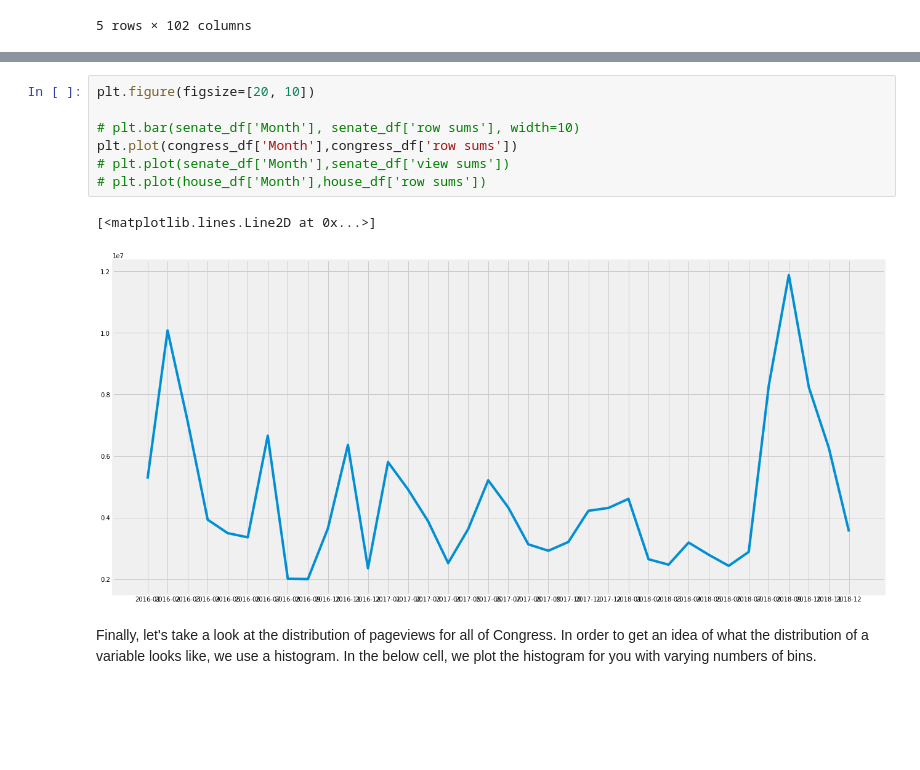
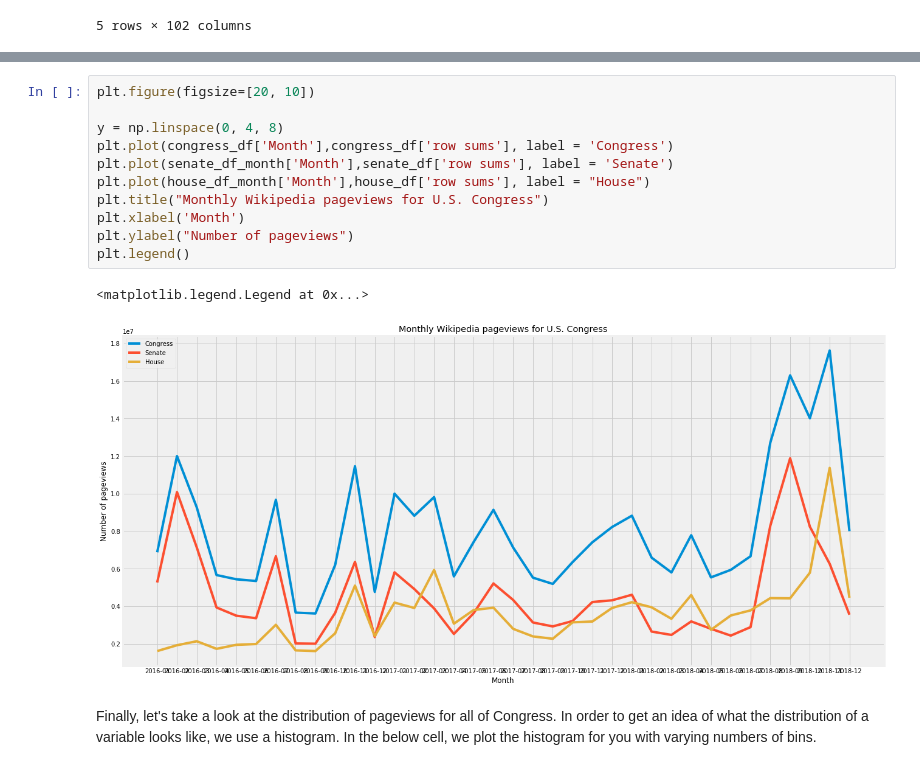
Before and after one commit to ls88-openscienceconnector/lab05-dipikakhullar, a Jupyter notebook: lab05.ipynb, the cells around one changed output, grey strips where cells are left out. Saved outputs shown, nothing was run; the diff lists cells and outputs as text; blank space fills up the shorter version.

```diff
--- a/lab05.ipynb
+++ b/lab05.ipynb
@@ -231,13 +295,17 @@ congress_df.head(n=5)
 # %%
 plt.figure(figsize=[20, 10])
 
-# plt.bar(senate_df['Month'], senate_df['row sums'], width=10)
-plt.plot(congress_df['Month'],congress_df['row sums'])
-# plt.plot(senate_df['Month'],senate_df['view sums'])
-# plt.plot(house_df['Month'],house_df['row sums'])
+y = np.linspace(0, 4, 8)
+plt.plot(congress_df['Month'],congress_df['row sums'], label = 'Congress')
+plt.plot(senate_df_month['Month'],senate_df['row sums'], label = 'Senate')
+plt.plot(house_df_month['Month'],house_df['row sums'], label = "House")
+plt.title("Monthly Wikipedia pageviews for U.S. Congress")
+plt.xlabel('Month')
+plt.ylabel("Number of pageviews")
+plt.legend()
 # %% [output]
-[<matplotlib.lines.Line2D at 0x...>]
+<matplotlib.legend.Legend at 0x...>
-[figure, old version]
+[figure, new version]
 # %% [markdown]
 Finally, let's take a look at the distribution of pageviews for all of Congress. In order to get an idea of what the distribution of a variable looks like, we use a histogram. In the below cell, we plot the histogram for you with varying numbers of bins.
 # %%
```
Also changed, not shown: parts of 6 cells of this notebook.
